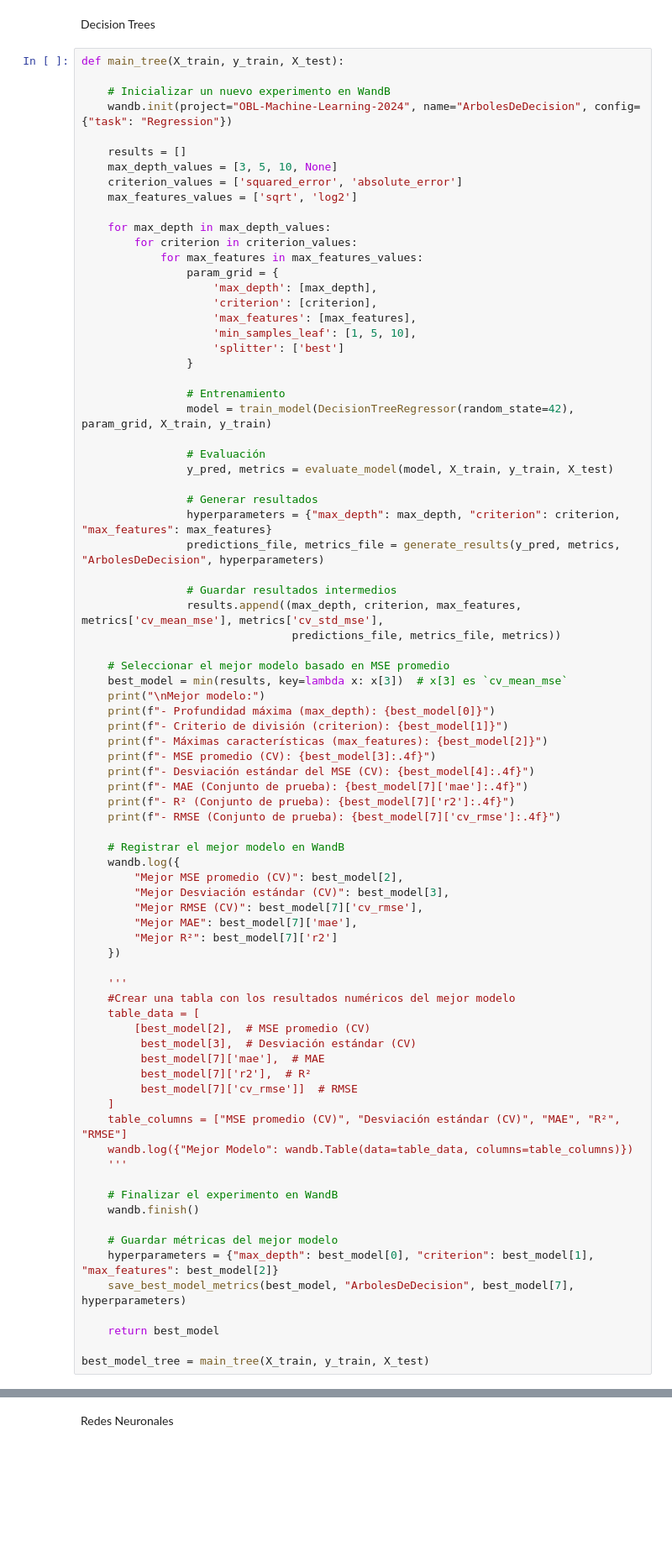
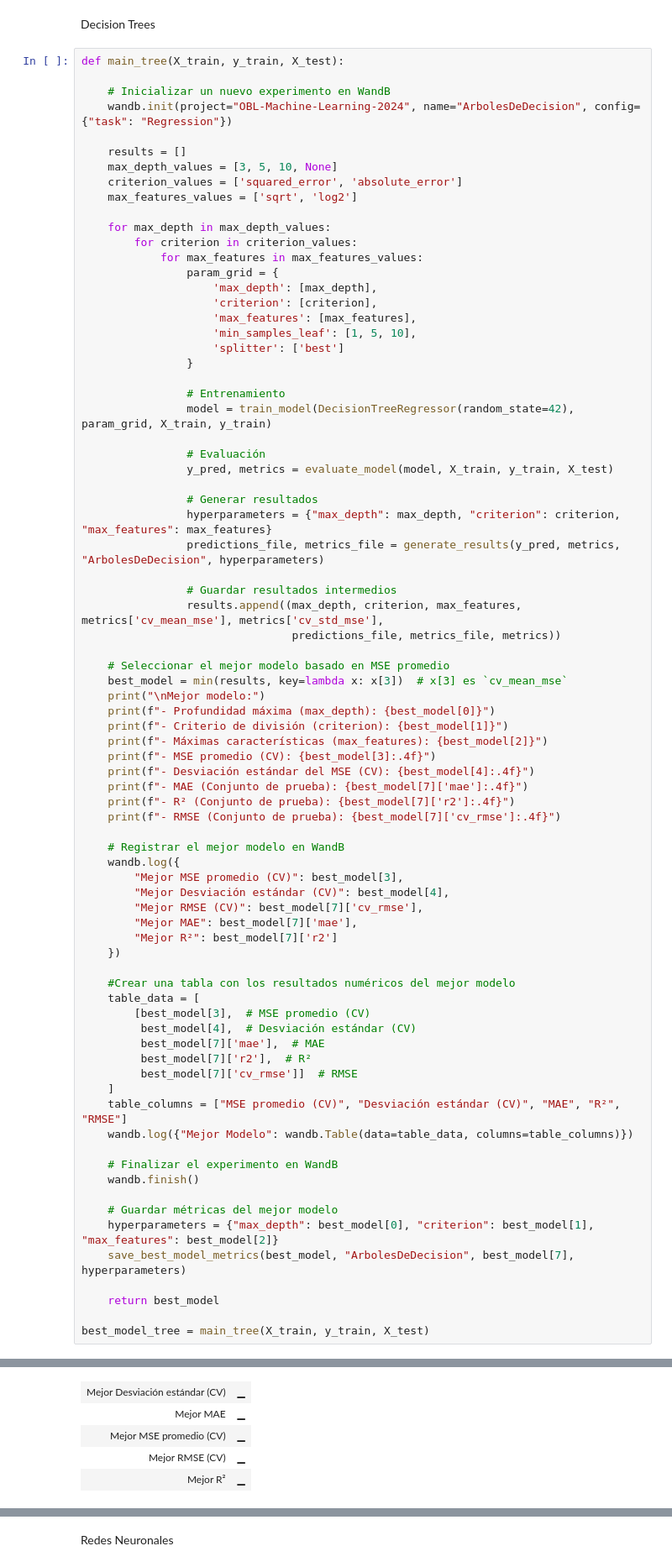
Before and after one commit to serenaveraa/OBL-Machine-Learning-2024, a Jupyter notebook: Obligatorio2024.ipynb, the cells around one changed output, grey strips where cells are left out. Shown: that part at 84% size. Saved outputs shown, nothing was run; the diff lists cells and outputs as text; blank space fills up the shorter version.

```diff
--- a/Obligatorio2024.ipynb
+++ b/Obligatorio2024.ipynb
@@ -828,25 +1050,23 @@ def main_tree(X_train, y_train, X_test):
 
     # Registrar el mejor modelo en WandB
     wandb.log({
-        "Mejor MSE promedio (CV)": best_model[2],
-        "Mejor Desviación estándar (CV)": best_model[3],
+        "Mejor MSE promedio (CV)": best_model[3],
+        "Mejor Desviación estándar (CV)": best_model[4],
         "Mejor RMSE (CV)": best_model[7]['cv_rmse'],
         "Mejor MAE": best_model[7]['mae'],
         "Mejor R²": best_model[7]['r2']
     })
 
-    '''
     #Crear una tabla con los resultados numéricos del mejor modelo
     table_data = [
-        [best_model[2],  # MSE promedio (CV)
-         best_model[3],  # Desviación estándar (CV)
+        [best_model[3],  # MSE promedio (CV)
+         best_model[4],  # Desviación estándar (CV)
          best_model[7]['mae'],  # MAE
          best_model[7]['r2'],  # R²
          best_model[7]['cv_rmse']]  # RMSE
     ]
     table_columns = ["MSE promedio (CV)", "Desviación estándar (CV)", "MAE", "R²", "RMSE"]
     wandb.log({"Mejor Modelo": wandb.Table(data=table_data, columns=table_columns)})
-    '''
 
     # Finalizar el experimento en WandB
     wandb.finish()
@@ -858,3 +1078,4 @@ def main_tree(X_train, y_train, X_test):
     return best_model
 
 best_model_tree = main_tree(X_train, y_train, X_test)
+# %% [output]
@@ -860,0 +1105,5 @@ best_model_tree = main_tree(X_train, y_train, X_test)
+| Mejor Desviación estándar (CV) | ▁ |
+| Mejor MAE | ▁ |
+| Mejor MSE promedio (CV) | ▁ |
+| Mejor RMSE (CV) | ▁ |
+| Mejor R² | ▁ |
```
Also changed, not shown: parts of 11 cells of this notebook.
